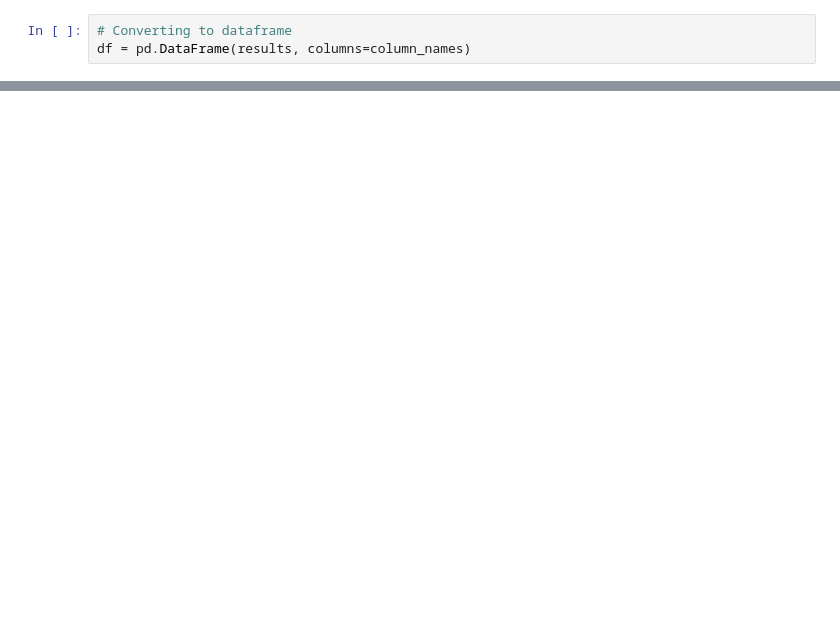
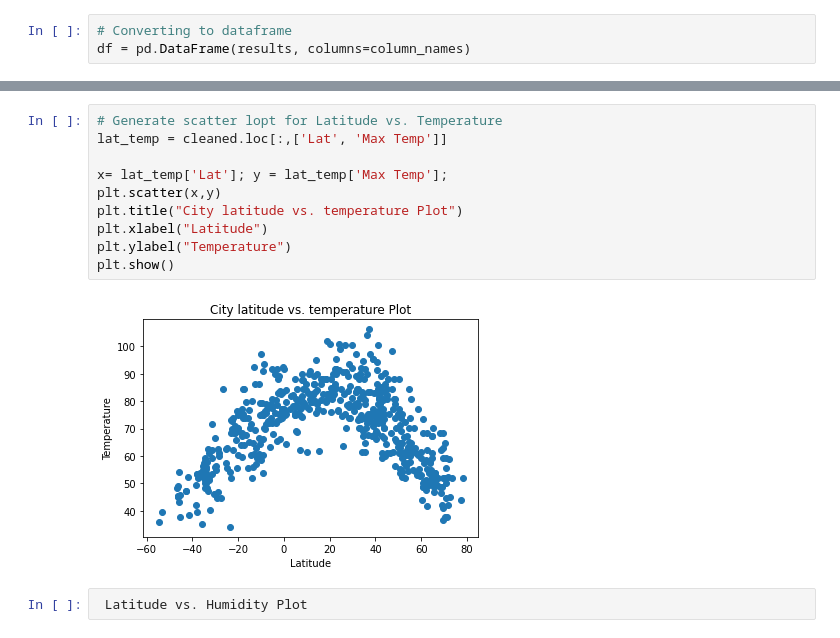
Before and after one commit to aperconti/python-api-challenge, a Jupyter notebook: WeatherPy/WeatherPy.ipynb, the cells around one changed output, grey strips where cells are left out. Saved outputs shown, nothing was run; the diff lists cells and outputs as text; blank space fills up the shorter version.

```diff
--- a/WeatherPy/WeatherPy.ipynb
+++ b/WeatherPy/WeatherPy.ipynb
@@ -146,0 +150,14 @@ df
+# %%
+# Generate scatter lopt for Latitude vs. Temperature
+lat_temp = cleaned.loc[:,['Lat', 'Max Temp']]
+
+x= lat_temp['Lat']; y = lat_temp['Max Temp'];
+plt.scatter(x,y)
+plt.title("City latitude vs. temperature Plot")
+plt.xlabel("Latitude")
+plt.ylabel("Temperature")
+plt.show()
+# %% [output]
+[figure, added]
+# %%
+ Latitude vs. Humidity Plot
```
Also changed, not shown: parts of 5 cells of this notebook, 1 other file.
